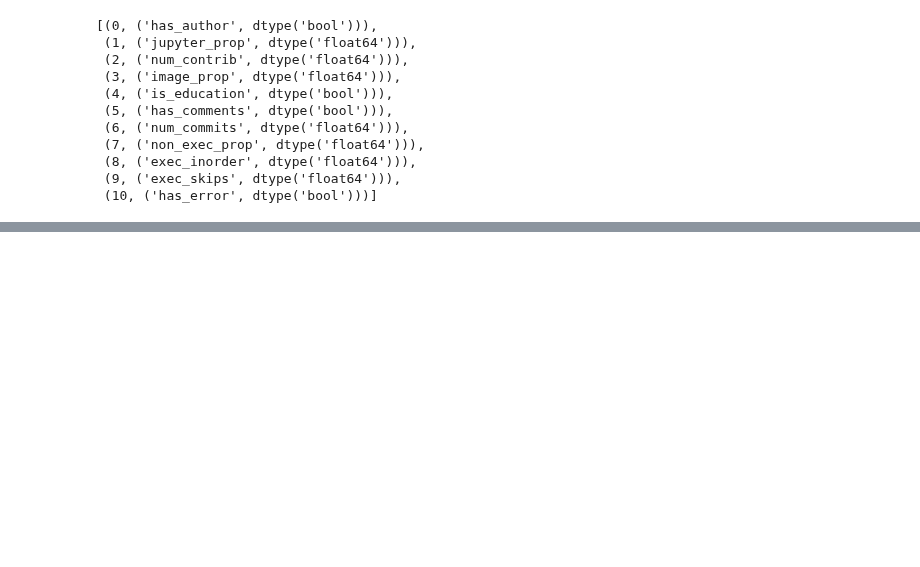
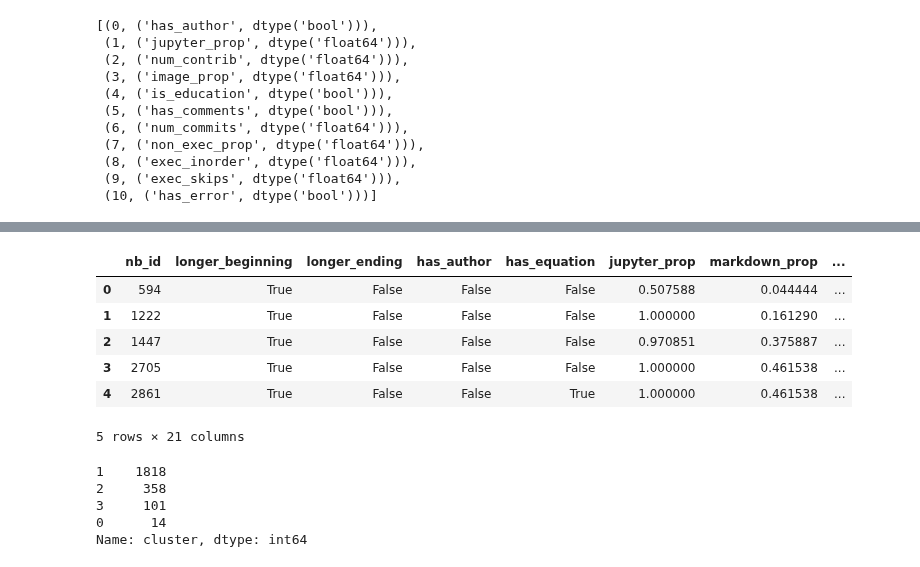
Before and after one commit to Isabel-Gan/quantifying-notebook-features, a Jupyter notebook: output/complete-runs/analysis/mixed-data-clustering.ipynb, the cells around one changed output, grey strips where cells are left out. Drawn from its saved outputs; the diff is of its cells as text; code cells hidden in the pictures; blank space fills up the shorter version.

```diff
--- a/output/complete-runs/analysis/mixed-data-clustering.ipynb
+++ b/output/complete-runs/analysis/mixed-data-clustering.ipynb
@@ -553,0 +579,20 @@ no_md_clusters_df.head()
+# %%
+# initial look at the data
+md_labels_df.head()
+# %% [output]
+|  | nb_id | longer_beginning | longer_ending | has_author | has_equation | jupyter_prop | markdown_prop | ... |
+| 0 | 594 | True | False | False | False | 0.507588 | 0.044444 | ... |
+| 1 | 1222 | True | False | False | False | 1.000000 | 0.161290 | ... |
+| 2 | 1447 | True | False | False | False | 0.970851 | 0.375887 | ... |
+| 3 | 2705 | True | False | False | False | 1.000000 | 0.461538 | ... |
+| 4 | 2861 | True | False | False | True | 1.000000 | 0.461538 | ... |
+5 rows × 21 columns
+# %%
+# look at value counts for each cluster
+md_labels_df['cluster'].value_counts()
+# %% [output]
+1    1818
+2     358
+3     101
+0      14
+Name: cluster, dtype: int64
```
Also changed, not shown: parts of 11 cells of this notebook, 1 other file.
